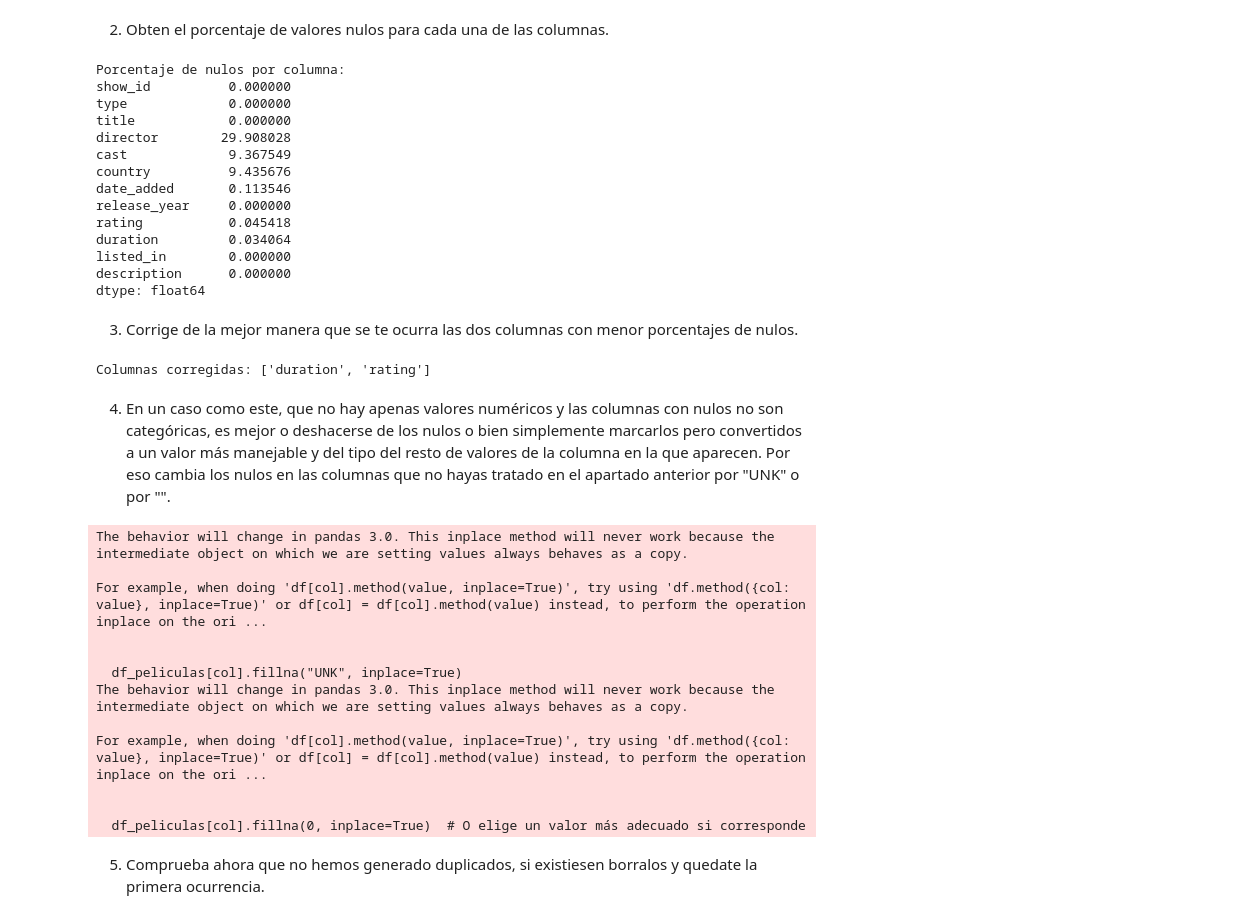
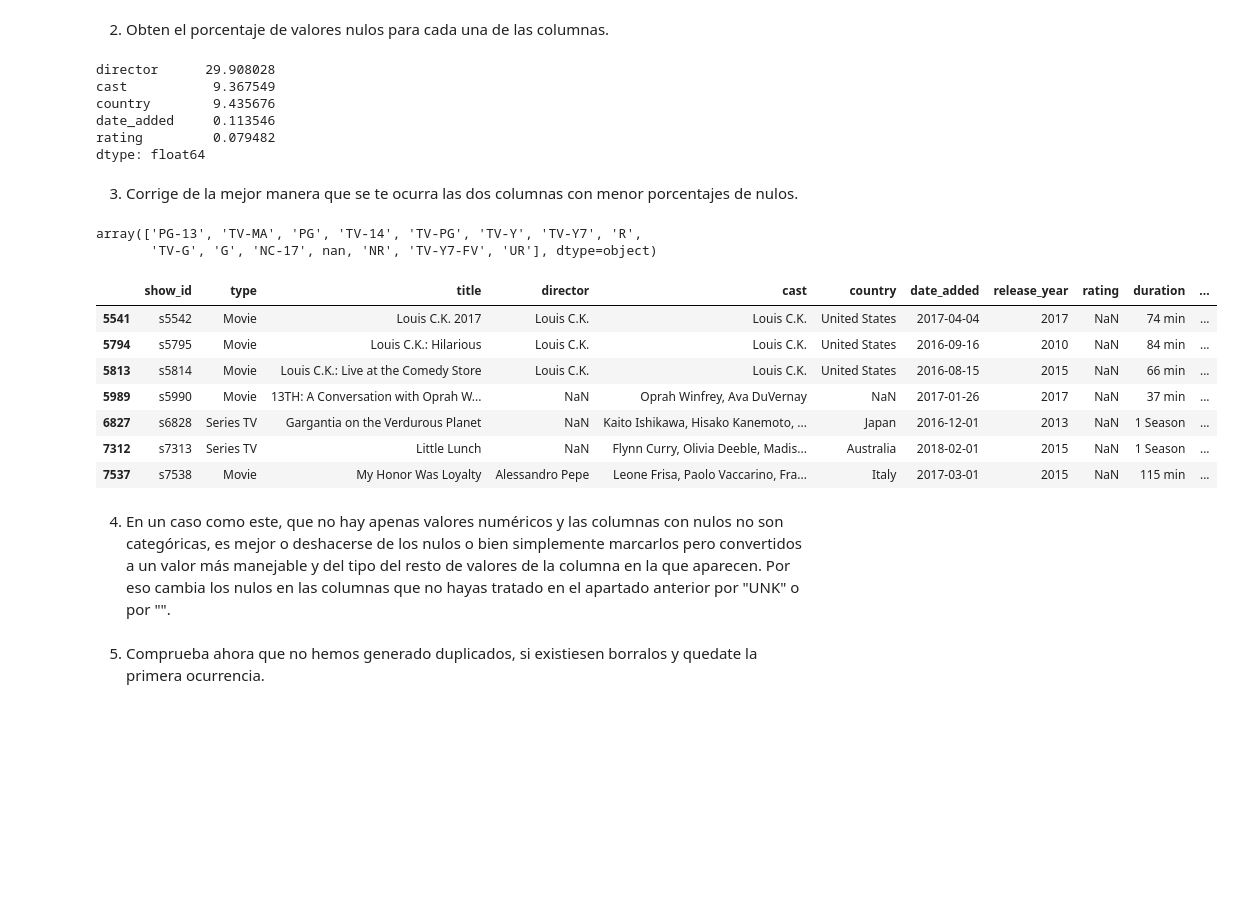
Before and after one commit to annahico/ONLINE_DS_THEBRIDGE_ANNA, a Jupyter notebook: 03_Analisis_de_Datos/Sprint_05/Unidad_01/Practica_Obligatoria/18_Practica_Obligatoria_ETL.ipynb, the cells around one changed output. Saved outputs shown, nothing was run; the diff lists cells and outputs as text; code cells hidden in the pictures; blank space fills up the shorter version.

```diff
--- a/03_Analisis_de_Datos/Sprint_05/Unidad_01/Practica_Obligatoria/18_Practica_Obligatoria_ETL.ipynb
+++ b/03_Analisis_de_Datos/Sprint_05/Unidad_01/Practica_Obligatoria/18_Practica_Obligatoria_ETL.ipynb
@@ -517,62 +517,34 @@ Columnas con valores nulos: ['director', 'cast', 'country', 'date_added', 'ratin
 # %% [markdown]
 2. Obten el porcentaje de valores nulos para cada una de las columnas.
-# %%
-porcentaje_nulos = df_peliculas.isnull().mean() * 100
-print("Porcentaje de nulos por columna:")
-print(porcentaje_nulos)
-# %% [output]
-Porcentaje de nulos por columna:
-show_id          0.000000
-type             0.000000
-title            0.000000
-director        29.908028
-cast             9.367549
-country          9.435676
-date_added       0.113546
-release_year     0.000000
-rating           0.045418
-duration         0.034064
-listed_in        0.000000
-description      0.000000
-dtype: float64
+# %%
+df[con_nulos].isna().sum() / len(df) * 100
+# %% [output]
+director      29.908028
+cast           9.367549
+country        9.435676
+date_added     0.113546
+rating         0.079482
+dtype: float64
 # %% [markdown]
 3. Corrige de la mejor manera que se te ocurra las dos columnas con menor porcentajes de nulos.
-# %%
-# Seleccionar las dos columnas con menor porcentaje de nulos
-columnas_menor_nulos = porcentaje_nulos[porcentaje_nulos > 0].nsmallest(2).index.tolist()
-
-# Reemplazar valores nulos con el valor más frecuente (moda) en las columnas seleccionadas
-for col in columnas_menor_nulos:
-    moda = df_peliculas[col].mode()[0]
-    df_peliculas[col].fillna(moda, inplace=True)
-
-print(f"Columnas corregidas: {columnas_menor_nulos}")
-# %% [output]
-Columnas corregidas: ['duration', 'rating']
+# %%
+df.rating.unique()
+# %% [output]
+array(['PG-13', 'TV-MA', 'PG', 'TV-14', 'TV-PG', 'TV-Y', 'TV-Y7', 'R',
+       'TV-G', 'G', 'NC-17', nan, 'NR', 'TV-Y7-FV', 'UR'], dtype=object)
+# %%
+df[df.rating.isna()]
+# %% [output]
+|  | show_id | type | title | director | cast | country | date_added | release_year | rating | duration | ... |
+| 5541 | s5542 | Movie | Louis C.K. 2017 | Louis C.K. | Louis C.K. | United States | 2017-04-04 | 2017 | NaN | 74 min | ... |
+| 5794 | s5795 | Movie | Louis C.K.: Hilarious | Louis C.K. | Louis C.K. | United States | 2016-09-16 | 2010 | NaN | 84 min | ... |
+| 5813 | s5814 | Movie | Louis C.K.: Live at the Comedy Store | Louis C.K. | Louis C.K. | United States | 2016-08-15 | 2015 | NaN | 66 min | ... |
+| 5989 | s5990 | Movie | 13TH: A Conversation with Oprah W... | NaN | Oprah Winfrey, Ava DuVernay | NaN | 2017-01-26 | 2017 | NaN | 37 min | ... |
+| 6827 | s6828 | Series TV | Gargantia on the Verdurous Planet | NaN | Kaito Ishikawa, Hisako Kanemoto, ... | Japan | 2016-12-01 | 2013 | NaN | 1 Season | ... |
+| 7312 | s7313 | Series TV | Little Lunch | NaN | Flynn Curry, Olivia Deeble, Madis... | Australia | 2018-02-01 | 2015 | NaN | 1 Season | ... |
+| 7537 | s7538 | Movie | My Honor Was Loyalty | Alessandro Pepe | Leone Frisa, Paolo Vaccarino, Fra... | Italy | 2017-03-01 | 2015 | NaN | 115 min | ... |
 # %% [markdown]
 4. En un caso como este, que no hay apenas valores numéricos y las columnas con nulos no son categóricas, es mejor o deshacerse de los nulos o bien simplemente marcarlos pero convertidos a un valor más manejable y del tipo del resto de valores de la columna en la que aparecen. Por eso cambia los nulos en las columnas que no hayas tratado en el apartado anterior por "UNK" o por "".
-# %%
-# Reemplazar nulos en las columnas restantes con "UNK"
-columnas_restantes = [col for col in columnas_con_nulos if col not in columnas_menor_nulos]
-
-for col in columnas_restantes:
-    if df_peliculas[col].dtype == 'object':  # Si es una columna de texto
-        df_peliculas[col].fillna("UNK", inplace=True)
-    else:  # Si es una columna numérica
-        df_peliculas[col].fillna(0, inplace=True)  # O elige un valor más adecuado si corresponde
-# %% [output]
-The behavior will change in pandas 3.0. This inplace method will never work because the intermediate object on which we are setting values always behaves as a copy.
-
-For example, when doing 'df[col].method(value, inplace=True)', try using 'df.method({col: value}, inplace=True)' or df[col] = df[col].method(value) instead, to perform the operation inplace on the ori ...
-
-
-  df_peliculas[col].fillna("UNK", inplace=True)
-The behavior will change in pandas 3.0. This inplace method will never work because the intermediate object on which we are setting values always behaves as a copy.
-
-For example, when doing 'df[col].method(value, inplace=True)', try using 'df.method({col: value}, inplace=True)' or df[col] = df[col].method(value) instead, to perform the operation inplace on the ori ...
-
-
-  df_peliculas[col].fillna(0, inplace=True)  # O elige un valor más adecuado si corresponde
 # %% [markdown]
 5. Comprueba ahora que no hemos generado duplicados, si existiesen borralos y quedate la primera ocurrencia.
 # %%
```
Also changed, not shown: parts of 2 cells of this notebook, 2 other files.
